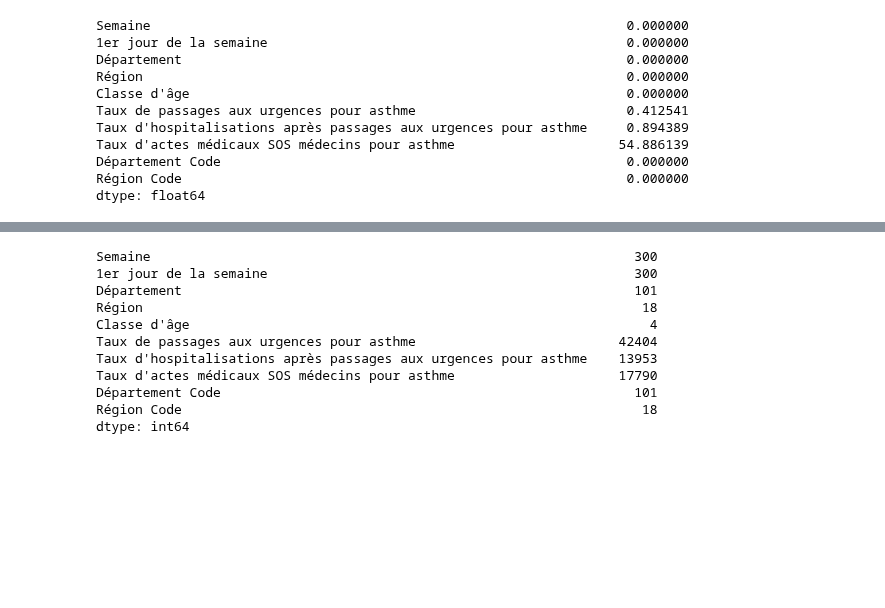
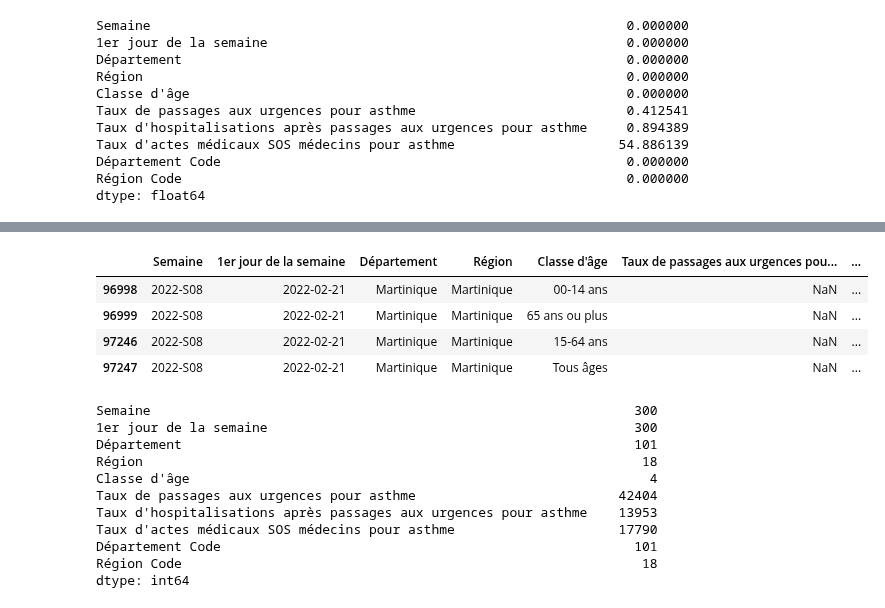
Before and after one commit to jbrocardplatim/LIORA_PROJET_PATHO_RESPIRATOIRES, a Jupyter notebook: notebooks/01a.Exploration_asthme_MLU.ipynb, the cells around one changed output, grey strips where cells are left out. Drawn from its saved outputs; the diff is of its cells as text; code cells hidden in the pictures; blank space fills up the shorter version.

```diff
--- a/notebooks/01a.Exploration_asthme_MLU.ipynb
+++ b/notebooks/01a.Exploration_asthme_MLU.ipynb
@@ -113,3 +137,14 @@ dtype: float64
+# %%
+#afficher les colonnes entierement vides pour les 3 taux cibles
+colonnes = ["Taux de passages aux urgences pour asthme", "Taux d'hospitalisations après passages aux urgences pour asthme", "Taux d'actes médicaux SOS médecins pour asthme"]
+
+display(df_asthme[df_asthme[colonnes].isna().all(axis=1)])
+# %% [output]
+|  | Semaine | 1er jour de la semaine | Département | Région | Classe d'âge | Taux de passages aux urgences pou... | ... |
+| 96998 | 2022-S08 | 2022-02-21 | Martinique | Martinique | 00-14 ans | NaN | ... |
+| 96999 | 2022-S08 | 2022-02-21 | Martinique | Martinique | 65 ans ou plus | NaN | ... |
+| 97246 | 2022-S08 | 2022-02-21 | Martinique | Martinique | 15-64 ans | NaN | ... |
+| 97247 | 2022-S08 | 2022-02-21 | Martinique | Martinique | Tous âges | NaN | ... |
 # %%
 #Valeurs uniques par colonnes
 colonnes = df_asthme.columns.tolist()
```
Also changed, not shown: parts of 3 cells of this notebook, 5 other files.
